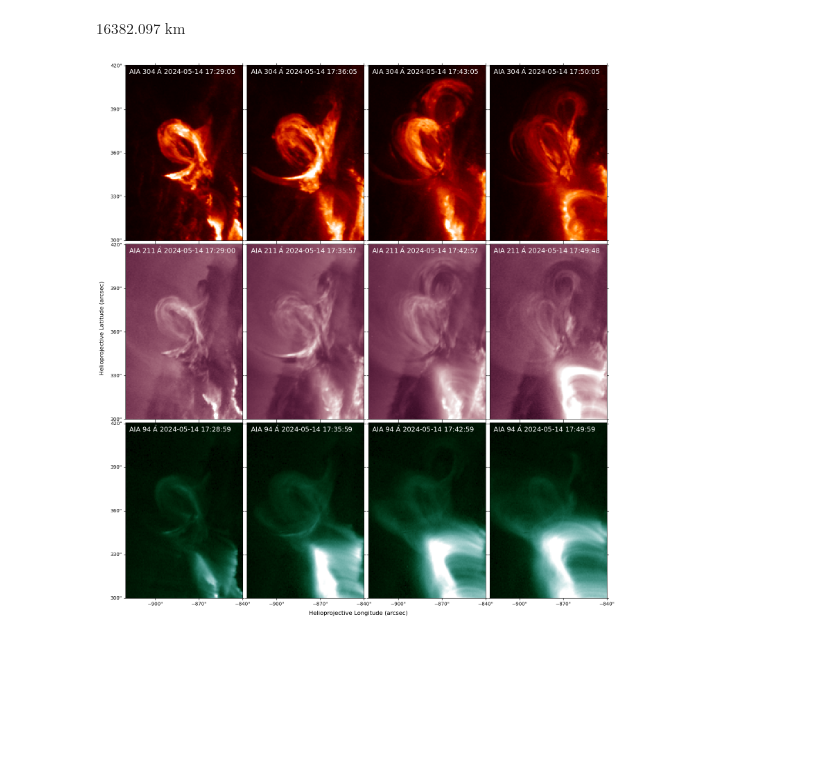
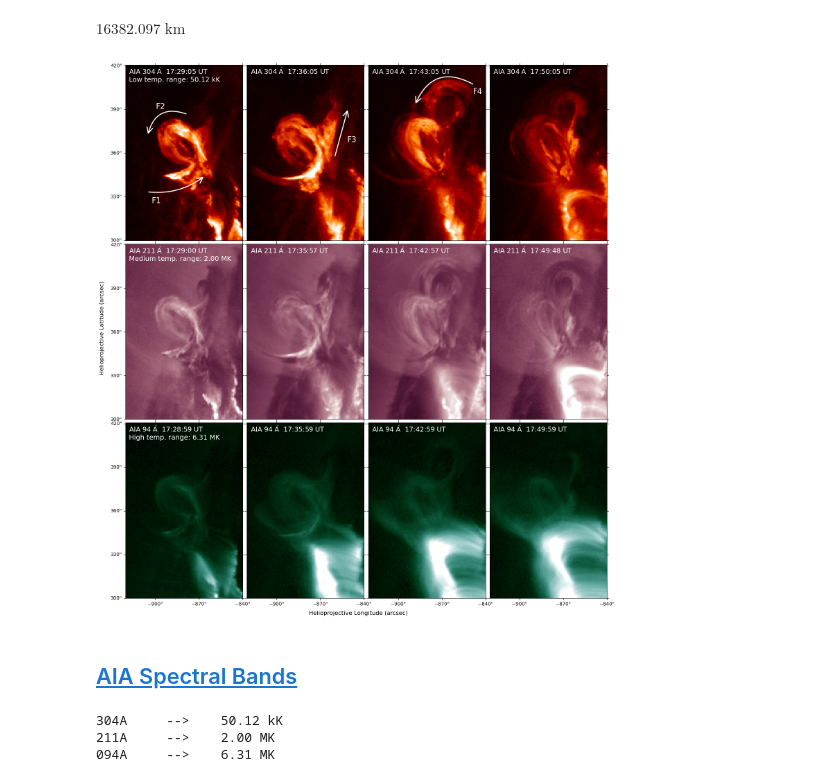
Before and after one commit to MohamedNedal/dias_work, a Jupyter notebook: tornado_snapshots.ipynb, the cells around one changed output. Cells and saved outputs as stored; diff of their text form; code cells hidden in the pictures; blank space fills up the shorter version.

```diff
--- a/tornado_snapshots.ipynb
+++ b/tornado_snapshots.ipynb
@@ -159,0 +143,7 @@ plt.show()
+# %%
+from matplotlib.patches import FancyArrowPatch
+
+labels = {'F4': (120/submap.data.shape[1], 175/submap.data.shape[0]),
+          'F3': (115/submap.data.shape[1], 120/submap.data.shape[0]),
+          'F2': (35/submap.data.shape[1], 158/submap.data.shape[0]),
+          'F1': (30/submap.data.shape[1], 50/submap.data.shape[0])}
@@ -284,6 +303,9 @@ timestamps = ['2024-05-14 17:29:00.0',
               '2024-05-14 17:36:00.0',
               '2024-05-14 17:43:00.0',
               '2024-05-14 17:50:00.0']
+spectral_ranges = ['Low temp. range: 50.12 kK',
+                   'Medium temp. range: 2.00 MK',
+                   'High temp. range: 6.31 MK']
 
 fig = plt.figure(figsize=[18,20])
 fig.supxlabel('Helioprojective Longitude (arcsec)', y=0.085)
@@ -321,32 +343,72 @@ for i, channel in enumerate(channels):
         elif channel == 335:
             norm = ImageNormalize(vmin=0, vmax=1e3, stretch=AsinhStretch())
 
         ax = fig.add_subplot(len(channels), len(timestamps), i*len(timestamps)+j+1, projection=submap)
         submap.plot(axes=ax, norm=norm)
         ax.grid(False)
         ax.set_title('')
         ax.set_xlabel(' ')
         ax.set_ylabel(' ')
-        ax.text(0.03, 0.987, submap.latex_name, transform=ax.transAxes, fontsize=14, color='white', verticalalignment='top')
+        if j==0:
+            ax.text(0.03, 0.987, f"{submap.latex_name.split('2024-05-14')[0]+submap.latex_name.split('2024-05-14')[1]+' UT'}\n{spectral_ranges[i]}",
+                    transform=ax.transAxes, fontsize=14, color='white', verticalalignment='top')
+            if i==0:
+                ax.text(labels['F1'][0], labels['F1'][1], 'F1',
+                             transform=ax.transAxes, fontsize=16, color='w', horizontalalignment='left', verticalalignment='top')
+                arrow = FancyArrowPatch((25,55), (90,73), color='white', arrowstyle='->', connectionstyle='arc3,rad=0.2', mutation_scale=30, lw=2)
+                ax.add_patch(arrow)
+                ax.text(labels['F2'][0], labels['F2'][1], 'F2',
+                                 transform=ax.transAxes, fontsize=16, color='w', horizontalalignment='left', verticalalignment='top')
+                arrow = FancyArrowPatch((70,144), (25,120), color='white', arrowstyle='->', connectionstyle='arc3,rad=0.55', mutation_scale=30, lw=2)
+                ax.add_patch(arrow)
+        elif j==1:
+            ax.text(0.03, 0.987, submap.latex_name.split('2024-05-14')[0]+submap.latex_name.split('2024-05-14')[1]+' UT',
+                    transform=ax.transAxes, fontsize=14, color='white', verticalalignment='top')
+            if i==0:
+                ax.text(labels['F3'][0], labels['F3'][1], 'F3',
+                                 transform=ax.transAxes, fontsize=16, color='w', horizontalalignment='left', verticalalignment='top')
+                arrow = FancyArrowPatch((100,95), (115,150), color='white', arrowstyle='->', connectionstyle='arc3,rad=0', mutation_scale=30, lw=2)
+                ax.add_patch(arrow)
+        elif j==2:
+            ax.text(0.03, 0.987, submap.latex_name.split('2024-05-14')[0]+submap.latex_name.split('2024-05-14')[1]+' UT',
+                    transform=ax.transAxes, fontsize=14, color='white', verticalalignment='top')
+            if i==0:
+                ax.text(labels['F4'][0], labels['F4'][1], 'F4',
+                                 transform=ax.transAxes, fontsize=16, color='w', horizontalalignment='left', verticalalignment='top')
+                arrow = FancyArrowPatch((120,178), (53,155), color='white', arrowstyle='->', connectionstyle='arc3,rad=0.55', mutation_scale=30, lw=2)
+                ax.add_patch(arrow)
+        else:
+            ax.text(0.03, 0.987, submap.latex_name.split('2024-05-14')[0]+submap.latex_name.split('2024-05-14')[1]+' UT',
+                    transform=ax.transAxes, fontsize=14, color='white', verticalalignment='top')
         ax.coords[0].set_ticks(spacing=30*u.arcsec)
         ax.coords[1].set_ticks(spacing=30*u.arcsec)
 
         # Show y-ticks only for the first column (panels 0, 4, 8)
         if j == 0:
             ax.coords[1].set_ticklabel_visible(True)
         else:
             ax.coords[1].set_ticklabel_visible(False)
 
         # Show x-ticks only for the bottom row
         if i == len(channels) - 1:  # last row
             ax.coords[0].set_ticklabel_visible(True)
         else:
             ax.coords[0].set_ticklabel_visible(False)
 
 plt.subplots_adjust(
     # left=0.05, right=0.95, top=0.95, bottom=0.05,
     wspace=0.02, hspace=0.02)
 fig.savefig(f'{data_dir}/aia_channels_tornado.pdf',format='pdf', bbox_inches='tight')
 plt.show()
 # %% [output]
-[figure, old version]
+[figure, new version]
+# %% [markdown]
+## [AIA Spectral Bands](https://sdo.gsfc.nasa.gov/data/channels.php)
+# %%
+print(f'304A \t --> \t{(10**4.7)/1e3:.2f} kK')
+print(f'211A \t --> \t{(10**6.3)/1e6:.2f} MK')
+print(f'094A \t --> \t{(10**6.8)/1e6:.2f} MK')
+# %% [output]
+304A     -->    50.12 kK
+211A     -->    2.00 MK
+094A     -->    6.31 MK
```
Also changed, not shown: parts of 3 cells of this notebook.
